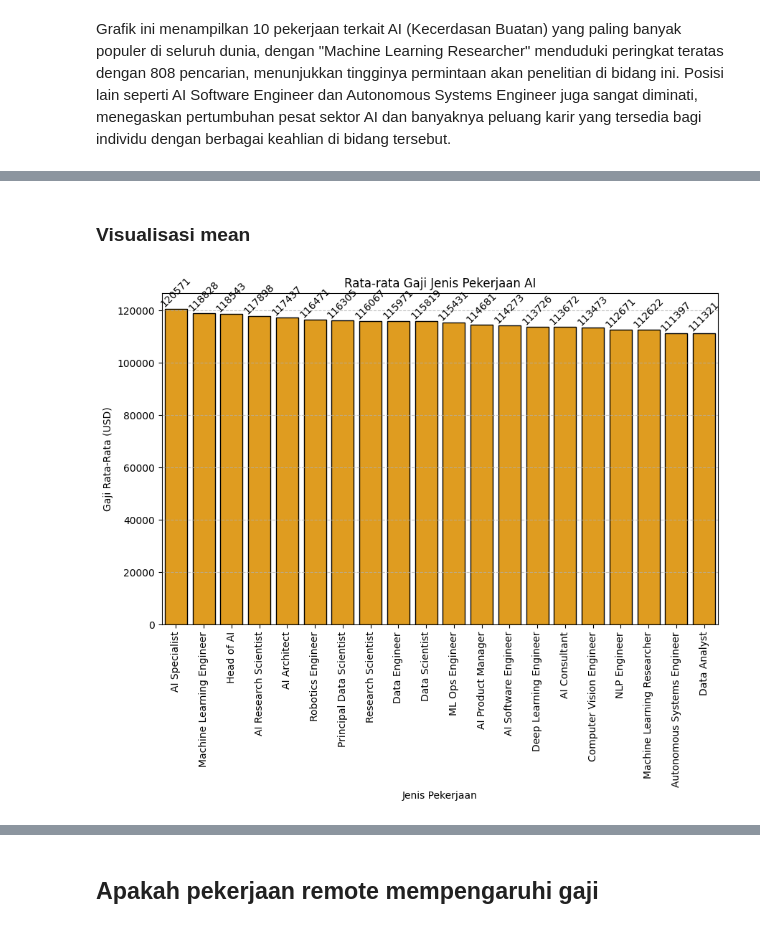
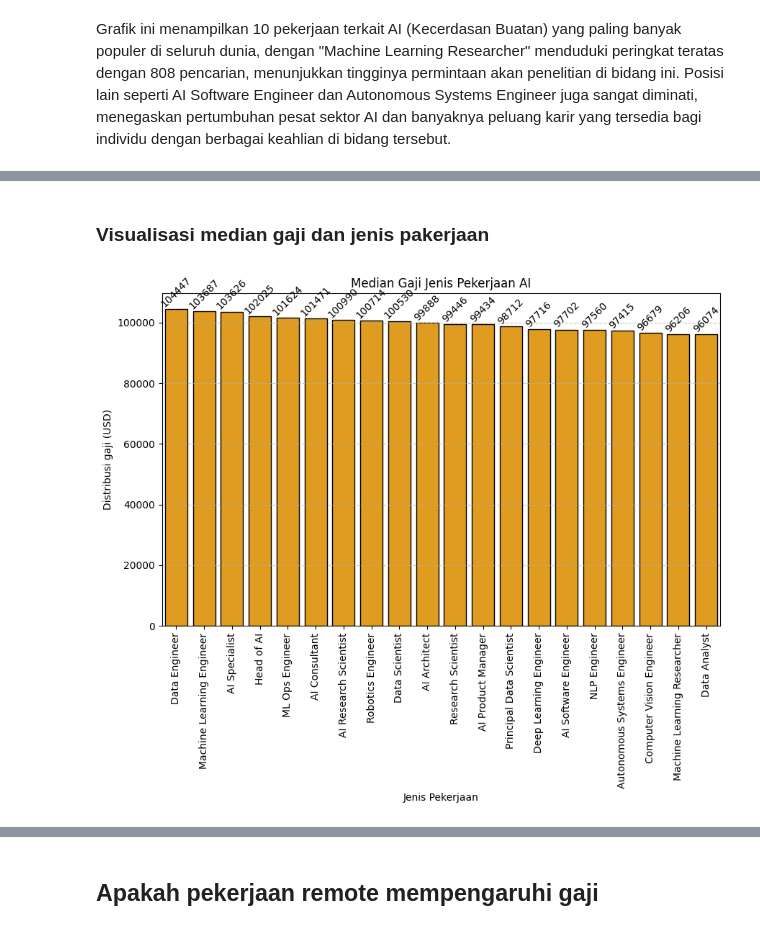
Before and after one commit to shof-f/Analisis-Pasar-Kerja-AI-Global, a Jupyter notebook: Analisis_Tren_Pekerjaan_AI.ipynb, the cells around one changed output, grey strips where cells are left out. Cells and saved outputs as stored; diff of their text form; code cells hidden in the pictures.

```diff
--- a/Analisis_Tren_Pekerjaan_AI.ipynb
+++ b/Analisis_Tren_Pekerjaan_AI.ipynb
@@ -18,7 +18,7 @@ data.head()
 # %% [markdown]
 ## Ubah ke dataframe
 # %%
-df = ps.DataFrame(data)
+df = pd.DataFrame(data)
 df["posting_date"] = pd.to_datetime(df["posting_date"])
 df["aplication_deadline"] = pd.to_datetime(df["application_deadline"])
 df.info()
@@ -85,6 +153,6 @@ Grafik ini menampilkan 10 pekerjaan terkait AI (Kecerdasan Buatan) yang paling b
 # %%
 # rata-rata gaji per job
-gaji_per_job = df.groupby("job_title")["salary_usd"].mean().sort_values(ascending=False)
+gaji_per_job = df.groupby("job_title")["salary_usd"].median().sort_values(ascending=False) # pakai median karena diawal udah di lihat karena datanya tidak normal
 gaji_per_job
 # %% [output]
 |  | salary_usd |
@@ -133,15 +177,16 @@ max_min_gaji
-# %% [markdown]
-### Visualisasi mean
+# %% [markdown]
+### Visualisasi median gaji dan jenis pakerjaan
 # %%
+# Barplot
 plt.figure(figsize=(10, 6))
 ax = sns.barplot(x=gaji_per_job.index, y=gaji_per_job.values, color="orange", edgecolor="black")
 for container in ax.containers:
     ax.bar_label(container, fmt="%.0f", rotation=45)
-plt.title("Rata-rata Gaji Jenis Pekerjaan AI")
+plt.title("Median Gaji Jenis Pekerjaan AI")
 plt.xlabel("Jenis Pekerjaan")
-plt.ylabel("Gaji Rata-Rata (USD)")
+plt.ylabel("Distribusi gaji (USD)")
 plt.xticks(rotation=90)
 plt.grid(axis="y", alpha=0.7, linestyle="--")
 plt.show()
 # %% [output]
-[figure, old version]
+[figure, new version]
```
Also changed, not shown: parts of 37 cells of this notebook.
